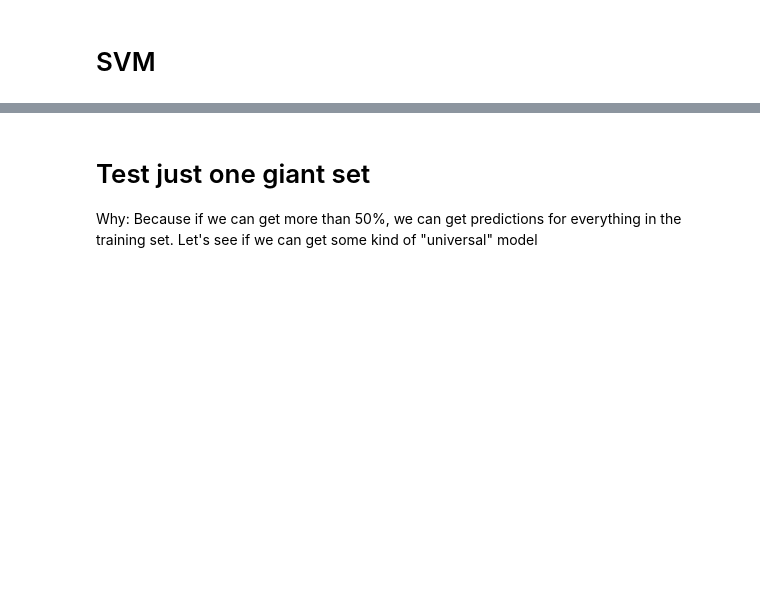
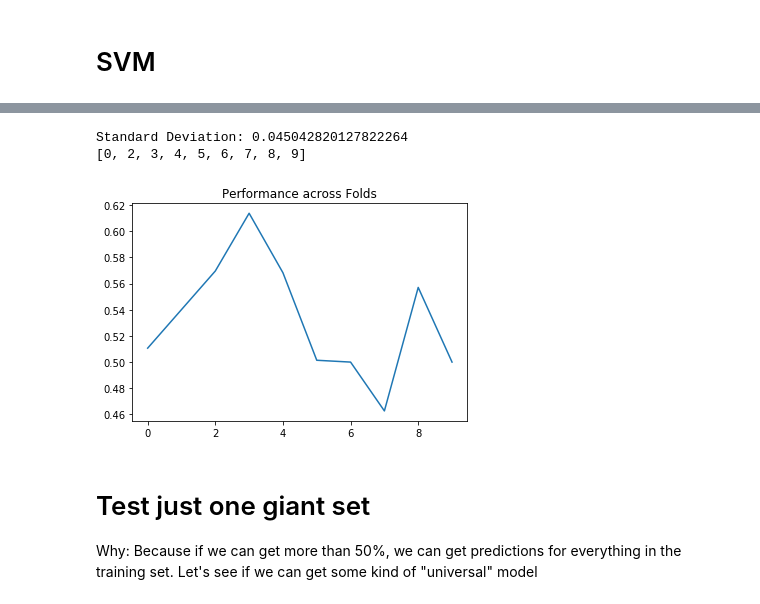
Before and after one commit to elisawarner/Stock_Project, a Jupyter notebook: Python/Random_Forest.ipynb, the cells around one changed output, grey strips where cells are left out. Cells and saved outputs as stored; diff of their text form; code cells hidden in the pictures; blank space fills up the shorter version.

```diff
--- a/Python/Random_Forest.ipynb
+++ b/Python/Random_Forest.ipynb
@@ -704,5 +702,5 @@ google_hits29 0.0
 # %% [markdown]
 # SVM
 # %%
-trainDataPartition, valDataPartition, group = time_cross(train, 0, 410, 50) #10 252 100 Draft_Google_shorter 0.8795
+trainDataPartition, valDataPartition, group = time_cross(train, 0, 410, 260) #10 252 100 Draft_Google_shorter 0.8795
 # %% [output]
@@ -711,9 +721,10 @@ trainDataPartition, valDataPartition, group = time_cross(train, 0, 410, 50) #10
 test = pd.DataFrame(valDataPartition[1])
 # %%
 splits = group
-score = []
+score_list = []
 good_sets = []
 gammas = []
+indices = []
 
 data_size = trainDataPartition[0].shape
 
@@ -733,18 +744,20 @@ for idx in range(len(trainDataPartition)-1):
         #gamma =  (1 / (X_train.shape[1] * X_train.var()))
         clf = sklearn.svm.SVC(C=.7, kernel='rbf', gamma='scale') # previously 7
         clf.fit(X_train, y_train)
+
+
+        # print predicitions
+        pred = clf.predict(X_test)
+        #print(pred)
     except:
         continue
-
-    # print predicitions
-    pred = clf.predict(X_test)
-    #print(pred)
 
     # add up AUROCs
 
     try:
         temp_score = sklearn.metrics.roc_auc_score(y_test, pred)
-        score.append(temp_score)
+        score_list.append(temp_score)
+        indices.append(idx)
         print(temp_score)
         if temp_score > 0.7:
             good_sets.append(idx)
@@ -754,6 +767,6 @@ for idx in range(len(trainDataPartition)-1):
 
 
 # calculate average
-score = np.mean(score)
+score = np.mean(score_list)
 print("Averaged Score is: %0.4f" % score, splits)
 # %% [output]
@@ -769,3 +790,15 @@ Averaged Score is: nan 5
+# %%
+import matplotlib.pyplot as plt
+print("Standard Deviation:", np.std(score_list))
+print(indices)
+plt.figure()
+plt.plot(indices, score_list)
+plt.title('Performance across Folds')
+plt.show()
+# %% [output]
+Standard Deviation: 0.045042820127822264
+[0, 2, 3, 4, 5, 6, 7, 8, 9]
+[figure, added]
 # %%
 good_sets
 # %%
```
Also changed, not shown: parts of 15 cells of this notebook, 1 other file.
